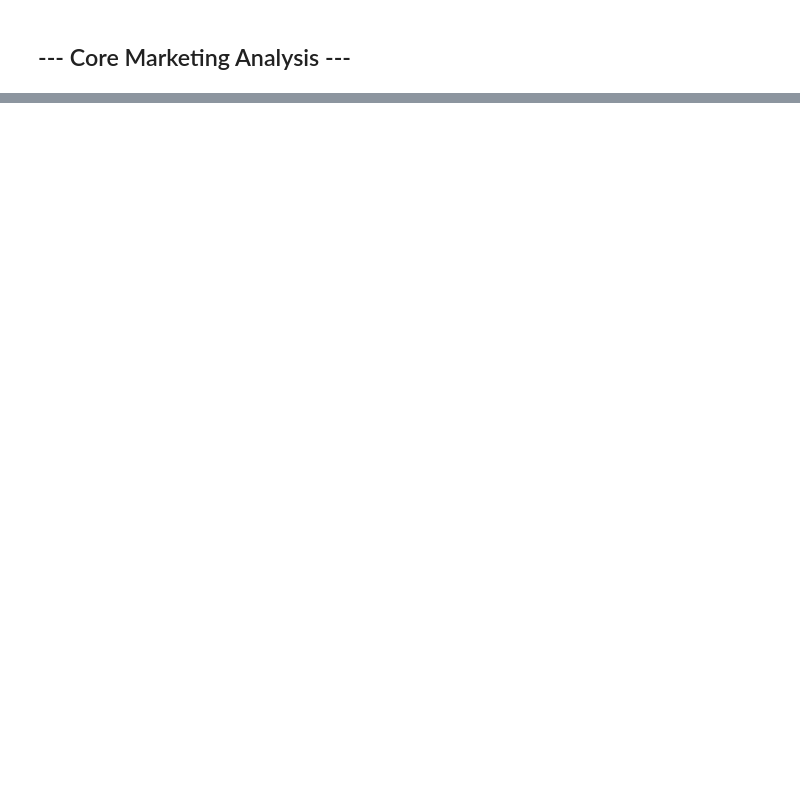
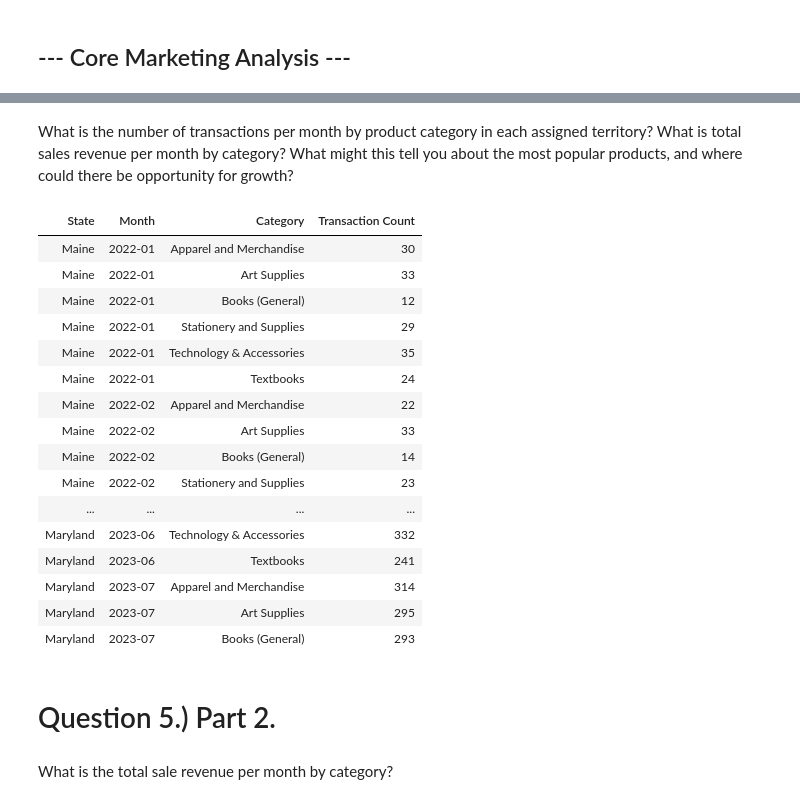
Before and after one commit to luisocelot13-beep/Capstone_2, a Jupyter notebook: Ocelotl_sales_analysis.ipynb, the cells around one changed output, grey strips where cells are left out. Drawn from its saved outputs; the diff is of its cells as text; code cells hidden in the pictures; blank space fills up the shorter version.

```diff
--- a/Ocelotl_sales_analysis.ipynb
+++ b/Ocelotl_sales_analysis.ipynb
@@ -93,0 +358,18 @@ memory usage: 4.2 KB
+# %% [markdown]
+What is the number of transactions per month by product category in each assigned territory?
+What is total sales revenue per month by category? What might this tell you about the most
+popular products, and where could there be opportunity for growth?
+# %%
+# Merging products table with category table
+product_data = products.merge(
+    Product_cat,
+    on=["CategoryID","SubcategoryID"],how="left")
+# %%
+# Merge sales data with product and category information
+sales_products=sales_filtered.merge(
+    product_data,
+    on="Prod Num",
+    how="left")
+# %%
+# Count transactions by state,month, and category
+monthly_transactions = sales_products.groupby(["State","Month","Category"]).size().reset_index(name="Transaction Count")
@@ -93,0 +379,25 @@ memory usage: 4.2 KB
+# %%
+# Show results without index
+monthly_transactions.style.hide(axis="index")
+# %% [output]
+| State | Month | Category | Transaction Count |
+| Maine | 2022-01 | Apparel and Merchandise | 30 |
+| Maine | 2022-01 | Art Supplies | 33 |
+| Maine | 2022-01 | Books (General) | 12 |
+| Maine | 2022-01 | Stationery and Supplies | 29 |
+| Maine | 2022-01 | Technology & Accessories | 35 |
+| Maine | 2022-01 | Textbooks | 24 |
+| Maine | 2022-02 | Apparel and Merchandise | 22 |
+| Maine | 2022-02 | Art Supplies | 33 |
+| Maine | 2022-02 | Books (General) | 14 |
+| Maine | 2022-02 | Stationery and Supplies | 23 |
+| ... | ... | ... | ... |
+| Maryland | 2023-06 | Technology & Accessories | 332 |
+| Maryland | 2023-06 | Textbooks | 241 |
+| Maryland | 2023-07 | Apparel and Merchandise | 314 |
+| Maryland | 2023-07 | Art Supplies | 295 |
+| Maryland | 2023-07 | Books (General) | 293 |
+# %% [markdown]
+# Question 5.) Part 2.
+# %% [markdown]
+ What is the total sale revenue per month by category?
```
Also changed, not shown: parts of 49 cells of this notebook, 1 other file.
